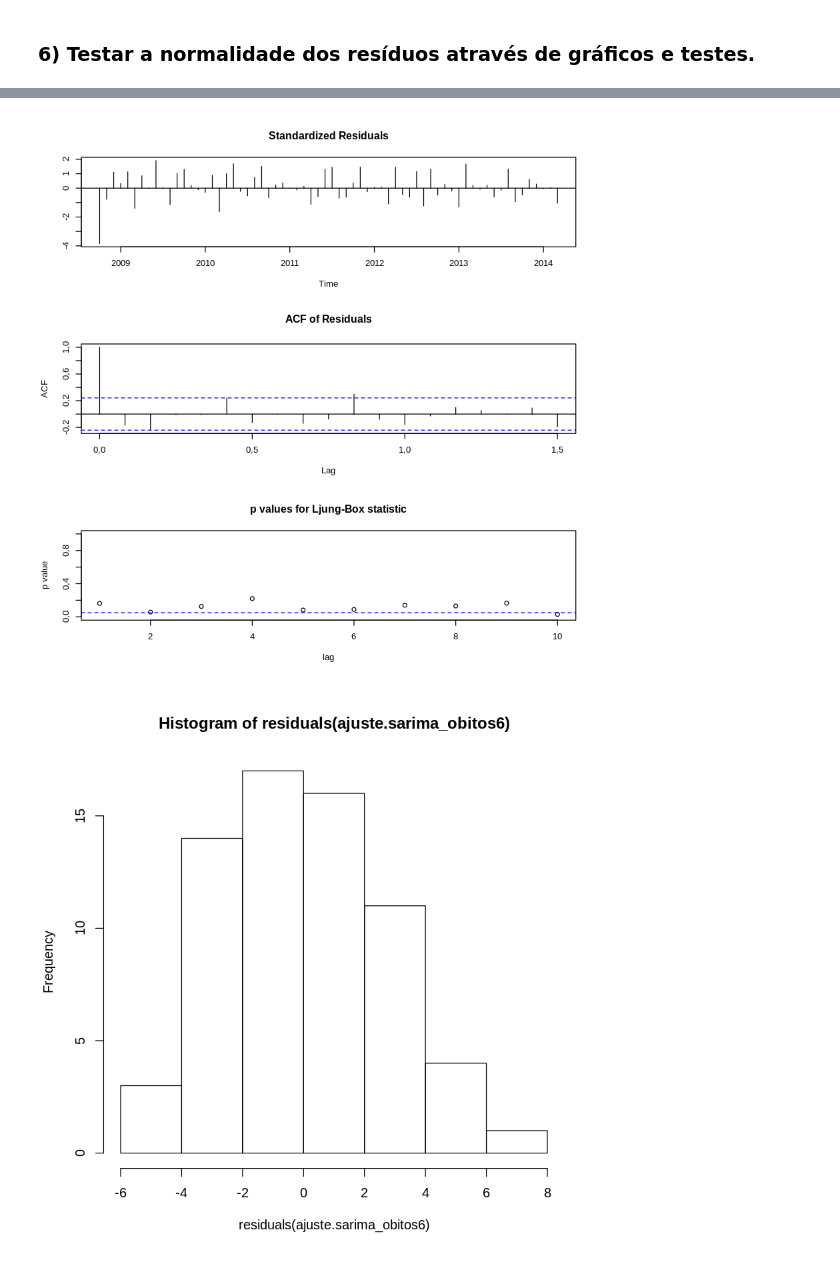
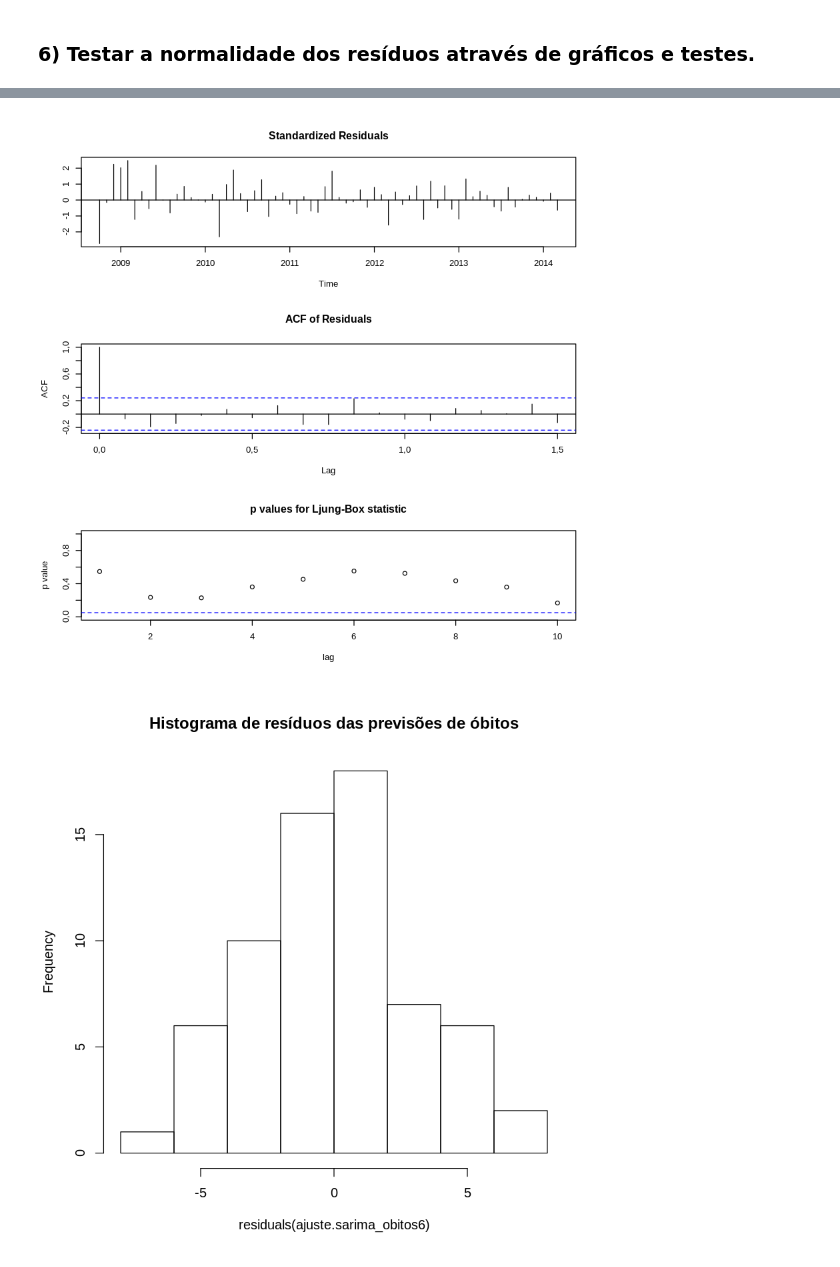
Before and after one commit to mirianbatista/pibic-paraibanas, a Jupyter notebook: ts.ipynb, the cells around one changed output, grey strips where cells are left out. Cells and saved outputs as stored; diff of their text form; code cells hidden in the pictures.

```diff
--- a/ts.ipynb
+++ b/ts.ipynb
@@ -127,6 +127,6 @@ plot(ajuste.stl_hospt, main="Decomposição hospitalizações")
 ### 5) Escolher o modelo mais adequado, através dos critérios (Ver o meu TCC as fórmulas e os comandos).
 ### 7) Os coeficientes estimados do modelo escolhido.
 # %%
-ajuste.sarima_obitos = arima(obitos,order=c(3,0,5))
+ajuste.sarima_obitos = arima(obitos,order=c(1,0,4))
 ajuste.sarima_obitos
 # %% [output]
@@ -147,5 +142,5 @@ sigma^2 estimated as 10,07:  log likelihood = -350,1,  aic = 720,21
 # %%
-ajuste.sarima_hospt = arima(hospt,order=c(1,0,3))
+ajuste.sarima_hospt = arima(hospt,order=c(1,0,2))
 ajuste.sarima_hospt
 # %% [output]
 Call:
@@ -163,7 +158,7 @@ sigma^2 estimated as 1353:  log likelihood = -694,59,  aic = 1401,18
 # %%
 obitos6 = obitos[1:66]
 obitos6 = ts(obitos6, start=c(2008,10), frequency=12)
-ajuste.sarima_obitos6 = arima(obitos6,order=c(3,0,5))
+ajuste.sarima_obitos6 = arima(obitos6,order=c(1,0,4))
 pacc_obitos = predict(ajuste.sarima_obitos6, 6)
 obitos_reais6 <- obitos[67:72]
 obitos_prev6 <- pacc_obitos$pred
@@ -171,7 +166,7 @@ obitos_prev6 <- pacc_obitos$pred
 
 hospt6 = hospt[1:66]
 hospt6 = ts(hospt6, start=c(2008,10), frequency=12)
-ajuste.sarima_hospt6 = arima(hospt6,order=c(1,0,4))
+ajuste.sarima_hospt6 = arima(hospt6,order=c(1,0,2))
 pacc_hospt = predict(ajuste.sarima_hospt6, 6)
 hospt_reais6 <- hospt[67:72]
 hospt_prev6 <- pacc_hospt$pred
@@ -222,11 +217,11 @@ tsdiag(ajuste.sarima_obitos6)
 # %%
 tsdiag(ajuste.sarima_hospt6)
 # %% [output]
-[figure, old version]
+[figure, new version]
 # %%
-hist(residuals(ajuste.sarima_obitos6))
+hist(residuals(ajuste.sarima_obitos6), main="Histograma de resíduos das previsões de óbitos")
 # %% [output]
-[figure, old version]
+[figure, new version]
 # %%
 hist(residuals(ajuste.sarima_hospt6))
 # %% [output]
```
Also changed, not shown: parts of 8 cells of this notebook.
